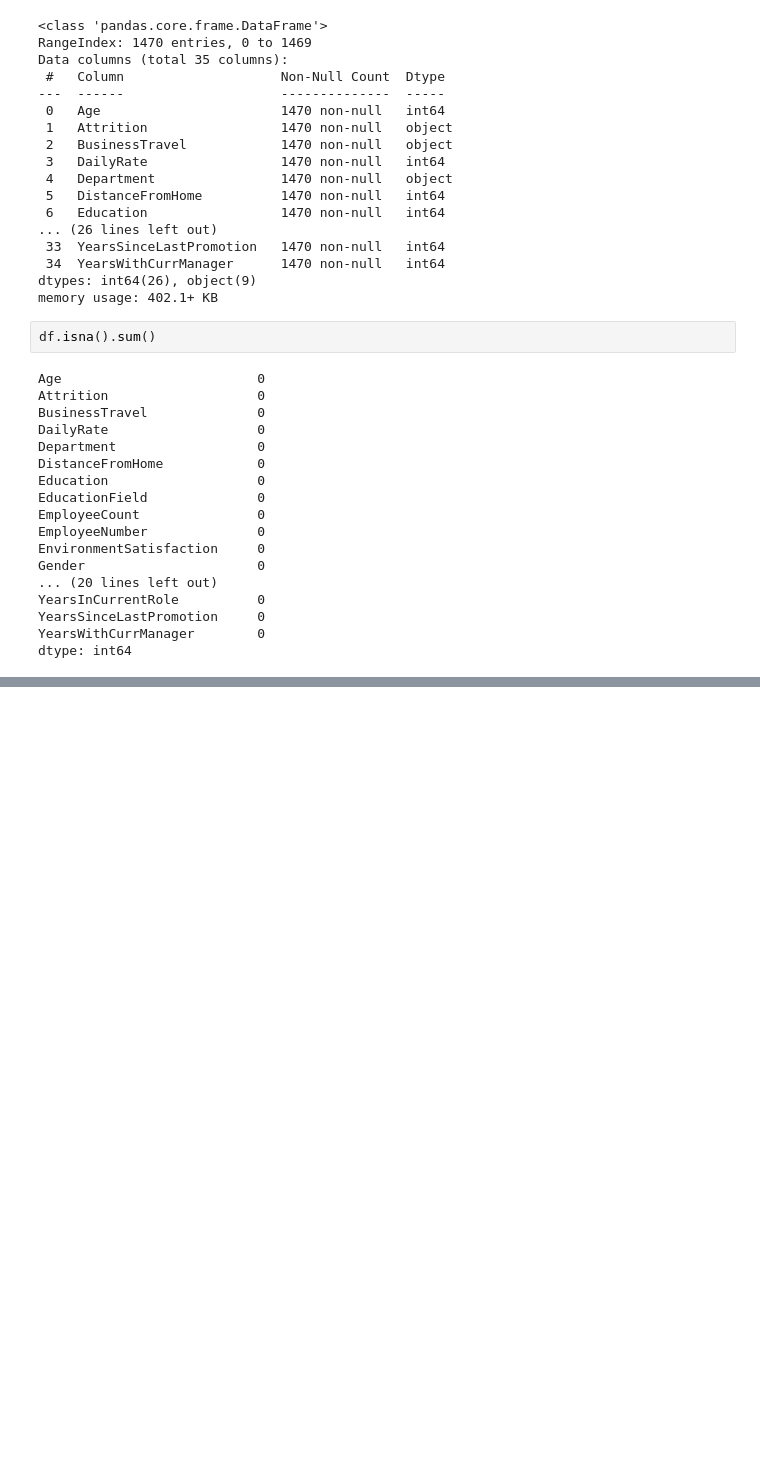
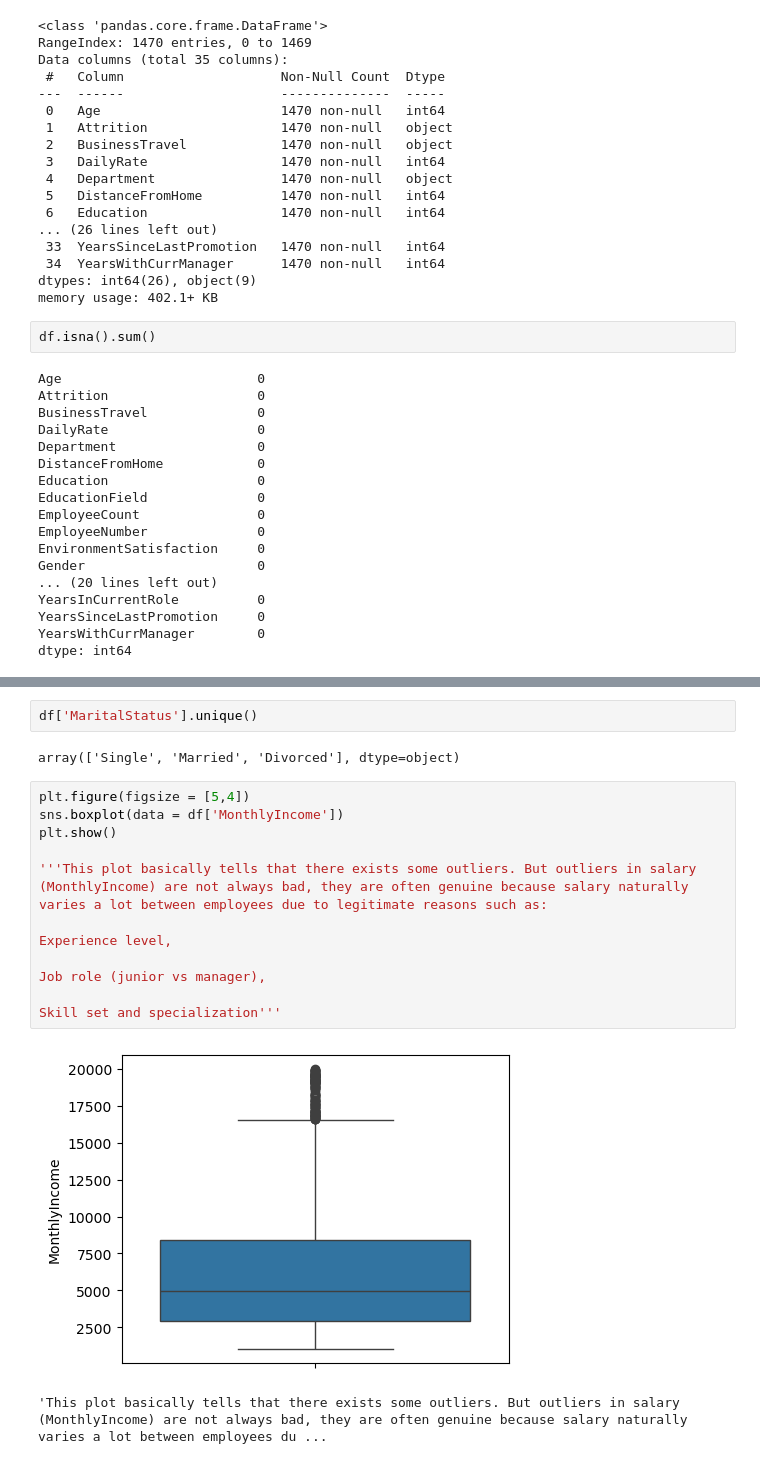
Before and after one commit to karthik4-4/Employee-attrition-prediction, a Jupyter notebook: Employee_attrition_prediction.ipynb, the cells around one changed output, grey strips where cells are left out. Drawn from its saved outputs; the diff is of its cells as text; blank space fills up the shorter version.

```diff
--- a/Employee_attrition_prediction.ipynb
+++ b/Employee_attrition_prediction.ipynb
@@ -60,0 +117,19 @@ dtype: int64
+# %%
+df['MaritalStatus'].unique()
+# %% [output]
+array(['Single', 'Married', 'Divorced'], dtype=object)
+# %%
+plt.figure(figsize = [5,4])
+sns.boxplot(data = df['MonthlyIncome'])
+plt.show()
+
+'''This plot basically tells that there exists some outliers. But outliers in salary (MonthlyIncome) are not always bad, they are often genuine because salary naturally varies a lot between employees due to legitimate reasons such as:
+
+Experience level,
+
+Job role (junior vs manager),
+
+Skill set and specialization'''
+# %% [output]
+[figure, added]
+'This plot basically tells that there exists some outliers. But outliers in salary (MonthlyIncome) are not always bad, they are often genuine because salary naturally varies a lot between employees du ...
```
Also changed, not shown: parts of 22 cells of this notebook.
